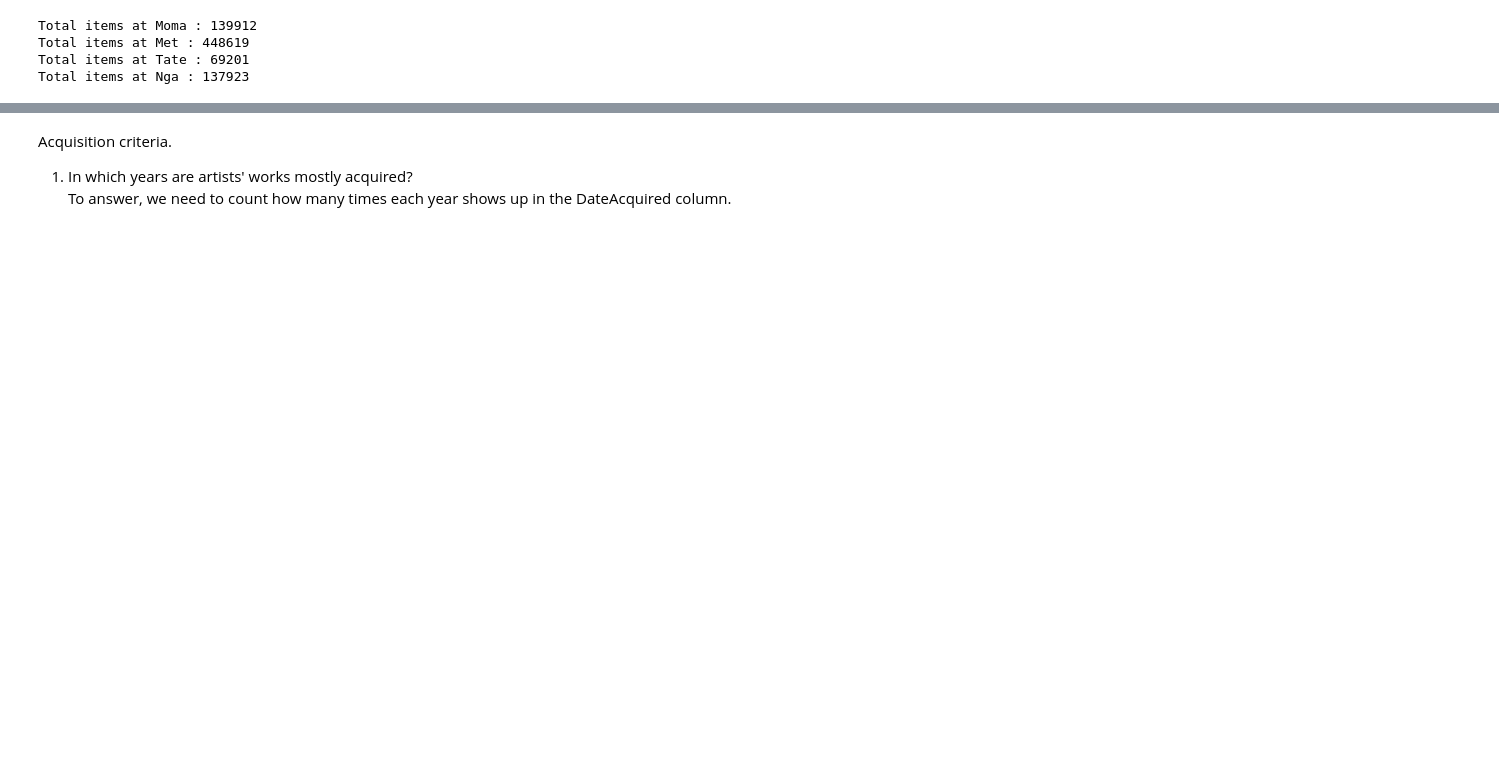
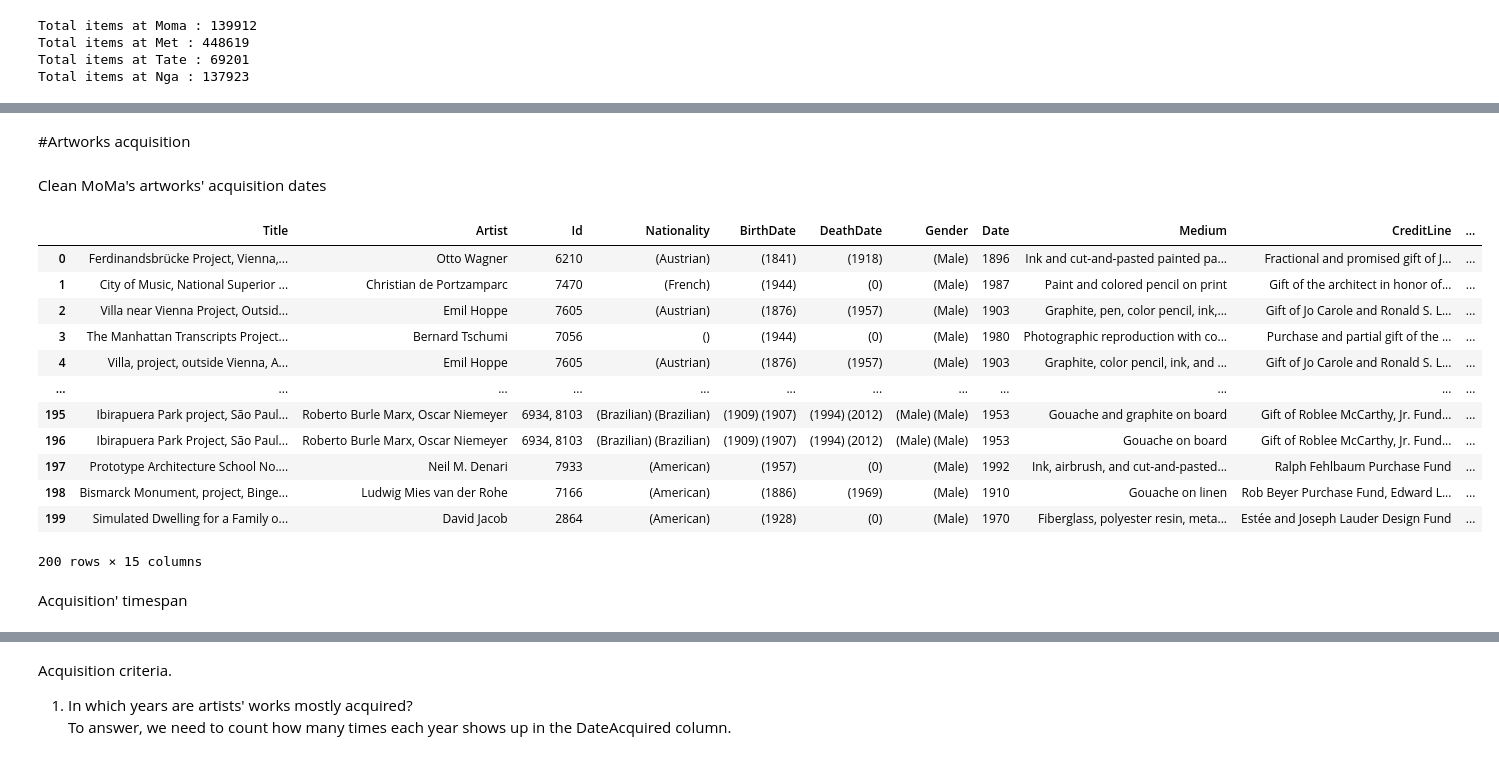
Before and after one commit to Fran-cesca/Art, a Jupyter notebook: Data.ipynb, the cells around one changed output, grey strips where cells are left out. Drawn from its saved outputs; the diff is of its cells as text; code cells hidden in the pictures; blank space fills up the shorter version.

```diff
--- a/Data.ipynb
+++ b/Data.ipynb
@@ -207,5 +187,5 @@ def cleanDates(date):
 # %%
-def cleanDates(date):
+def cleanDatesMoma(date):
     if '-' in date:
         splitted = date.split('-')
         date = ' '.join(splitted)
@@ -225,5 +205,6 @@ def cleanDates(date):
     return date
 # %%
 MoMaNew = MoMa.copy(deep=True)
-MoMaNew["Date"] = MoMaNew["Date"].apply(cleanDates)
-MoMaNew.head(20)
+MoMaNew["Date"] = MoMaNew["Date"].apply(cleanDatesMoma)
+MoMaNew.to_csv("MoMaNew.csv")
+#MoMaNew.head(30)
@@ -247,0 +236,4 @@ MoMaNew.head(20)
+# %% [markdown]
+#Artworks acquisition
+# %% [markdown]
+Clean MoMa's artworks' acquisition dates
@@ -247,0 +245,22 @@ MoMaNew.head(20)
+# %%
+MoMaNext = MoMaNew.copy(deep=True)
+MoMaNext = MoMaNext[MoMaNext['DateAcquired'].notna()]
+MoMaNext["DateAcquired"] = MoMaNext["DateAcquired"].apply(cleanDatesMoma)
+MoMaNext.to_csv("MoMaNew.csv")
+MoMaNext.head(200)
+# %% [output]
+|  | Title | Artist | Id | Nationality | BirthDate | DeathDate | Gender | Date | Medium | CreditLine | ... |
+| 0 | Ferdinandsbrücke Project, Vienna,... | Otto Wagner | 6210 | (Austrian) | (1841) | (1918) | (Male) | 1896 | Ink and cut-and-pasted painted pa... | Fractional and promised gift of J... | ... |
+| 1 | City of Music, National Superior ... | Christian de Portzamparc | 7470 | (French) | (1944) | (0) | (Male) | 1987 | Paint and colored pencil on print | Gift of the architect in honor of... | ... |
+| 2 | Villa near Vienna Project, Outsid... | Emil Hoppe | 7605 | (Austrian) | (1876) | (1957) | (Male) | 1903 | Graphite, pen, color pencil, ink,... | Gift of Jo Carole and Ronald S. L... | ... |
+| 3 | The Manhattan Transcripts Project... | Bernard Tschumi | 7056 | () | (1944) | (0) | (Male) | 1980 | Photographic reproduction with co... | Purchase and partial gift of the ... | ... |
+| 4 | Villa, project, outside Vienna, A... | Emil Hoppe | 7605 | (Austrian) | (1876) | (1957) | (Male) | 1903 | Graphite, color pencil, ink, and ... | Gift of Jo Carole and Ronald S. L... | ... |
+| ... | ... | ... | ... | ... | ... | ... | ... | ... | ... | ... | ... |
+| 195 | Ibirapuera Park project, São Paul... | Roberto Burle Marx, Oscar Niemeyer | 6934, 8103 | (Brazilian) (Brazilian) | (1909) (1907) | (1994) (2012) | (Male) (Male) | 1953 | Gouache and graphite on board | Gift of Roblee McCarthy, Jr. Fund... | ... |
+| 196 | Ibirapuera Park Project, São Paul... | Roberto Burle Marx, Oscar Niemeyer | 6934, 8103 | (Brazilian) (Brazilian) | (1909) (1907) | (1994) (2012) | (Male) (Male) | 1953 | Gouache on board | Gift of Roblee McCarthy, Jr. Fund... | ... |
+| 197 | Prototype Architecture School No.... | Neil M. Denari | 7933 | (American) | (1957) | (0) | (Male) | 1992 | Ink, airbrush, and cut-and-pasted... | Ralph Fehlbaum Purchase Fund | ... |
+| 198 | Bismarck Monument, project, Binge... | Ludwig Mies van der Rohe | 7166 | (American) | (1886) | (1969) | (Male) | 1910 | Gouache on linen | Rob Beyer Purchase Fund, Edward L... | ... |
+| 199 | Simulated Dwelling for a Family o... | David Jacob | 2864 | (American) | (1928) | (0) | (Male) | 1970 | Fiberglass, polyester resin, meta... | Estée and Joseph Lauder Design Fund | ... |
+200 rows × 15 columns
+# %% [markdown]
+Acquisition' timespan
```
Also changed, not shown: parts of 31 cells of this notebook, 2 other files.
